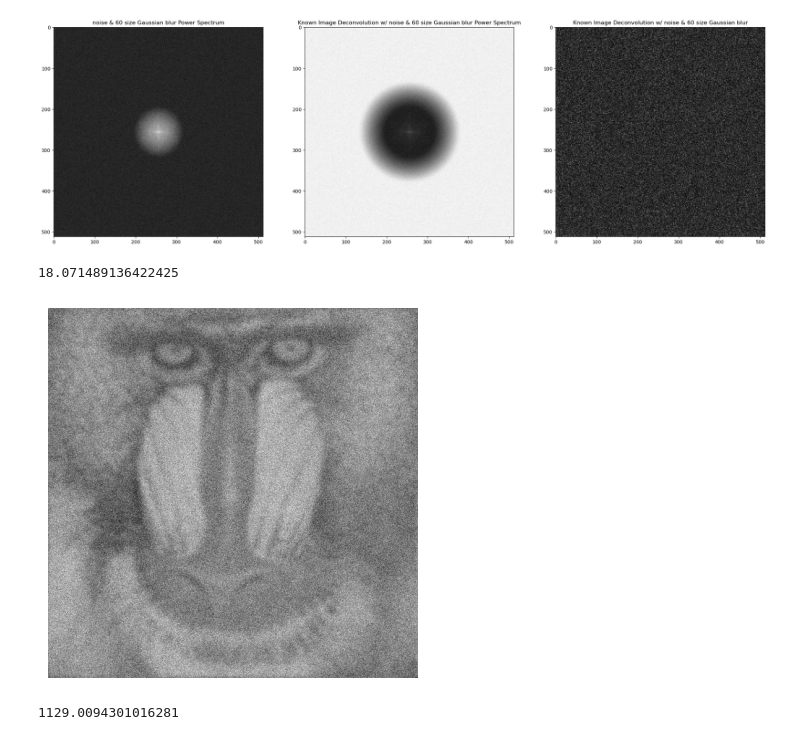
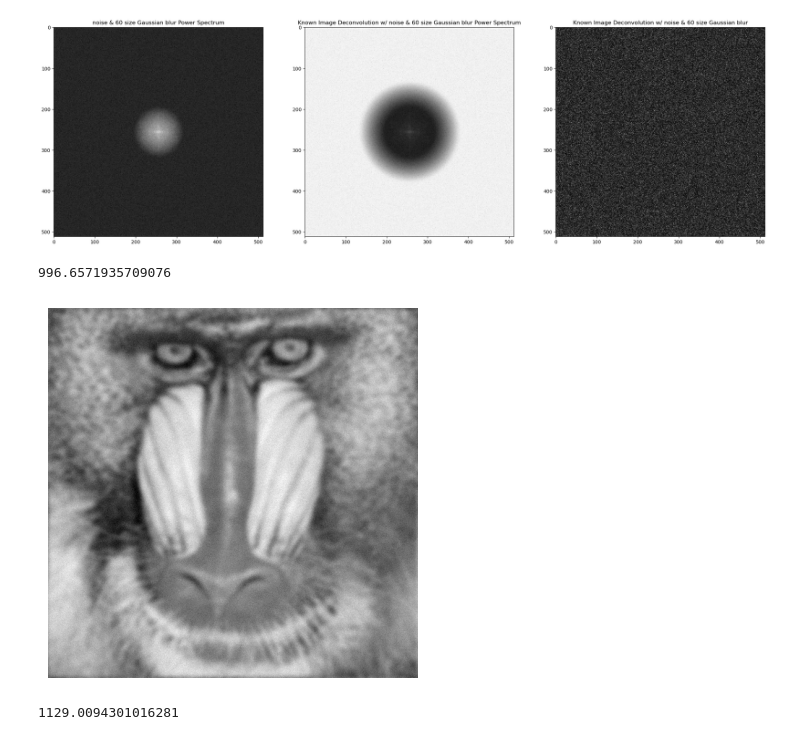
Before and after one commit to ADY-YDA/Blind-Image-Deconvolution, a Jupyter notebook: General_Deblurring.ipynb, the cells around one changed output. Cells and saved outputs as stored; diff of their text form; code cells hidden in the pictures.

```diff
--- a/General_Deblurring.ipynb
+++ b/General_Deblurring.ipynb
@@ -200,24 +200,24 @@ for i in range(60):
 # %%
 # # Uniform noise filter
 # def uniform_noise(I, alpha=10):
 #     noise = randn(I.shape[0], I.shape[1])
 #     return noise*(I.mean()*(alpha/100))+I
 
 #calculate current SNR
 noise = randn(I.shape[0], I.shape[1])
-# alpha = 3.27 #for 30dB of noise, calculated by Ellen
-alpha = 25 #for 30dB of noise, calculated by Ellen
+alpha = 3.27 #for 30dB of noise, calculated by Ellen
+# alpha = 25 #for 30dB of noise, calculated by Ellen
 Ib = np.abs(GLPF(I, 3))
 In = noise*(Ib.mean()*(alpha/100))+Ib
 SNR = np.sum((In)**2)/np.sum((noise*(Ib.mean()*(alpha/100)))**2)
 print(SNR)
 fig, ax = plt.subplots()
 ax.imshow(In, aspect="equal", cmap="gray")
 ax.axis('off')
-plt.savefig("./blurred_noisy_baboon2.png", bbox_inches='tight', pad_inches=0)
+plt.savefig("./blurred_noisy_baboon.png", bbox_inches='tight', pad_inches=0)
 # %% [output]
-18.071489136422425
+996.6571935709076
-[figure, old version]
+[figure, new version]
 # %%
 I_blur = rgb2gray(imread("rushcropped.jpg"))
 # I_blur = imresize(I_blur, 500, 215)
```
Also changed, not shown: 6 other files.
